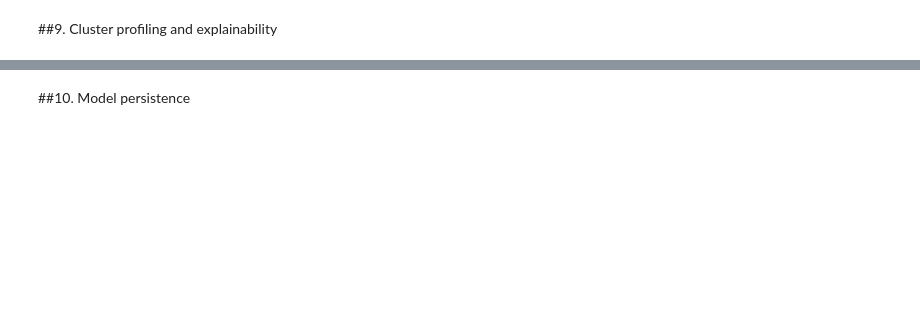
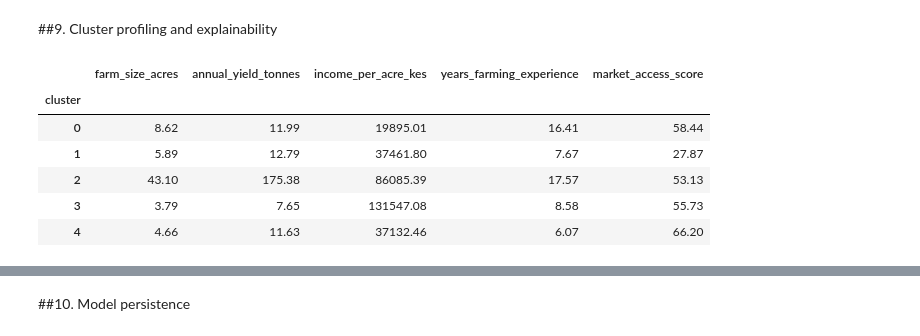
Before and after one commit to tanuiivy/bbt4106-202604-D4-clustering, a Jupyter notebook: lab_submission/bbt4106_202604_D4_clustering.ipynb, the cells around one changed output, grey strips where cells are left out. Cells and saved outputs as stored; diff of their text form; code cells hidden in the pictures; blank space fills up the shorter version.

Commit message:
Add cluster profiling, model persistence, and final report (sections 9-11)

```diff
--- a/lab_submission/bbt4106_202604_D4_clustering.ipynb
+++ b/lab_submission/bbt4106_202604_D4_clustering.ipynb
@@ -734,2 +640,13 @@ random initialization or preprocessing choice.
 # %% [markdown]
 ##9. Cluster profiling and explainability
+# %%
+cluster_profile_means = df.groupby('cluster')[numeric_cols].mean().round(2)
+cluster_profile_means
+# %% [output]
+|  | farm_size_acres | annual_yield_tonnes | income_per_acre_kes | years_farming_experience | market_access_score |
+| cluster |  |  |  |  |  |
+| 0 | 8.62 | 11.99 | 19895.01 | 16.41 | 58.44 |
+| 1 | 5.89 | 12.79 | 37461.80 | 7.67 | 27.87 |
+| 2 | 43.10 | 175.38 | 86085.39 | 17.57 | 53.13 |
+| 3 | 3.79 | 7.65 | 131547.08 | 8.58 | 55.73 |
+| 4 | 4.66 | 11.63 | 37132.46 | 6.07 | 66.20 |
```
Also changed, not shown: parts of 27 cells of this notebook.
